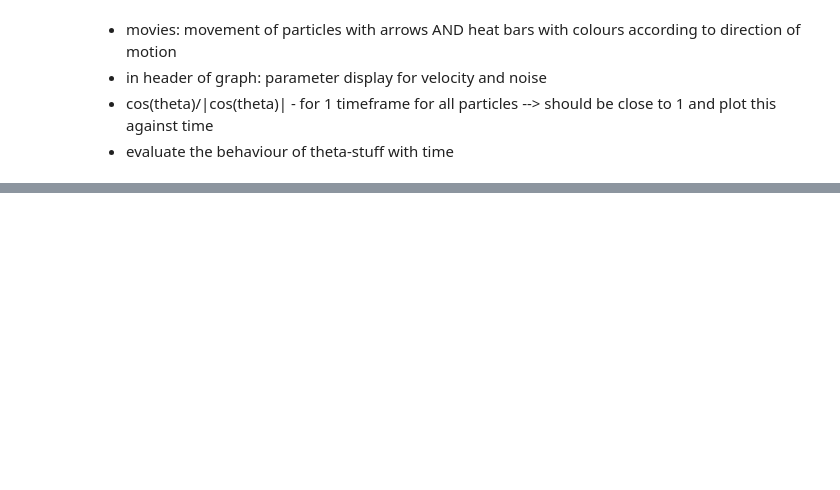
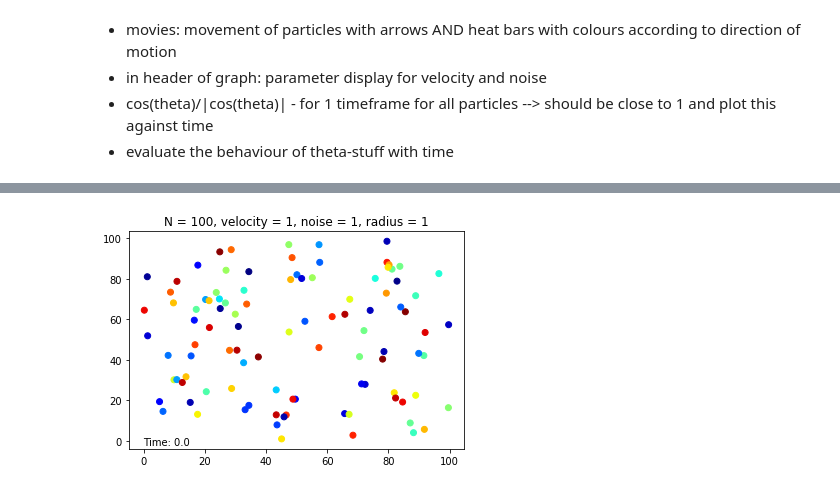
Before and after one commit to mgaimann/pol19-vicsek-model, a Jupyter notebook: src/evaluation.ipynb, the cells around one changed output, grey strips where cells are left out. Drawn from its saved outputs; the diff is of its cells as text; code cells hidden in the pictures; blank space fills up the shorter version.

Commit message:
evaluation for all files in the folder output above src, polarisation density diagram

```diff
--- a/src/evaluation.ipynb
+++ b/src/evaluation.ipynb
@@ -11,10 +13,9 @@ import matplotlib.pyplot as plt
 import matplotlib.animation as anim
 import matplotlib.cm as cm
 # %%
-#change to directory
-path = "C:/Users/moniq/Dropbox/MA_1/MA_2_Physics-of-Life/project/evaluation"
-os.chdir(path)
+#change to current directory
+path = "../output/"
 
 pathdata = "out_agntno_300_noistr_1.000000.txt"
-time, agent_index, position_x, position_y, angles = np.loadtxt(pathdata,float,skiprows=2,unpack=True)
+time, agent_index, position_x, position_y, angles = np.loadtxt(path+pathdata,float,skiprows=9,unpack=True)
 # %%
@@ -51,0 +54,13 @@ plt.show()
+# %%
+#calculations
+polarisation = []
+meanangle = []
+
+for i in range (np.size(time)//N):
+    theta = angles[i*N:(i+1)*N] #in radians for cos functions
+    mean_theta = np.mean(theta)
+    polarisation.append((1/N) * np.abs(np.sum(theta))) #polarisation per frame
+    meanangle.append(np.cos(np.mean(theta)))
+
+#frames
+xdata = list(range(1,(np.size(time)//N)+1))
@@ -51,0 +90,71 @@ plt.show()
+# %%
+#change to current directory
+path = "../output/"
+
+#evaluate all .text files in folder
+import glob
+pathdata = glob.glob(path+"*.txt")
+
+#output
+rho = []
+polarisat = []
+
+for d in list(range(np.size(pathdata))):
+    time, agent_index, position_x, position_y, angles = np.loadtxt(path+pathdata[d],float,skiprows=9,unpack=True)
+    #extract input parameters from the txt file
+    lines = np.loadtxt(path+pathdata[d], dtype=str, skiprows=1, max_rows=8, unpack = True)
+    for l in lines:
+        exec(l)
+    #rename agent_number as N
+    N = agent_number
+    #movie
+    fig = plt.figure()
+    positions = plt.scatter(position_x[0:N],position_y[0:N],c=cm.jet(angles[0:N]/(2*np.pi)))
+    plt.title("N = {}, velocity = {}, noise = {}, radius = {}".format(N,velocity,noise_strength,neighborhood_radius))
+    text = plt.text(0,-2,"Time: 0")
+    #update function for movie
+    def update(i,positions,text):
+        #update(time, any further things which should be updated in animation)
+        positions.set_offsets(np.transpose([position_x[i*N:(i+1)*N],position_y[i*N:(i+1)*N]]))
+        positions.set_color(c=cm.jet(angles[i*N:(i+1)*N]/(2*np.pi)))
+        text.set_text("Time: {:.1f}".format(time[i*N]))
+        return positions,text
+    #generate a movie
+    animation = anim.FuncAnimation(fig,update,np.size(time)//N,fargs=(positions,text),interval=100,blit=False,repeat=False)
+    #for MP4 files
+    Writer = anim.FFMpegWriter(fps=10, bitrate=1800)
+    plt.rcParams["animation.ffmpeg_path"] = "C:/Users/moniq/Dropbox/MA_1/MA_2_Physics-of-Life/project/evaluation/FFmpeg/bin/ffmpeg.exe"
+    #save movie
+    animation.save(pathdata[d]+".mp4", writer=Writer)
+    plt.show()
+    #calculations
+    polarisation = []
+    meanangle = []
+    for i in range (np.size(time)//N):
+        theta = angles[i*N:(i+1)*N] #in radians for cos functions
+        mean_theta = np.mean(theta)
+        polarisation.append((1/N) * np.abs(np.sum(theta))) #polarisation per frame
+        meanangle.append(np.cos(np.mean(theta)))
+    #frames
+    xdata = list(range(1,(np.size(time)//N)+1))
+    #meanangle
+    plt.figure()
+    plt.plot(xdata,meanangle)
+    plt.xlabel('frame')
+    plt.ylabel(r'cos(<$\Theta$>)')
+    plt.grid()
+    plt.savefig(pathdata[d]+'meanangle.png')
+    plt.show()
+    #polarisation
+    plt.figure()
+    plt.plot(xdata,polarisation)
+    plt.xlabel('frame')
+    plt.ylabel(r'1/N $\sum$(<$\Theta$>)')
+    plt.grid()
+    plt.savefig(pathdata[d]+'polarisation.png')
+    plt.show()
+    #further calculations
+    rho.append(N/(box_size)**2)  #particle density
+    polarisat.append(np.mean(polarisation)) # polarisation
+# %% [output]
+[figure, added]
```
Also changed, not shown: parts of 8 cells of this notebook.
